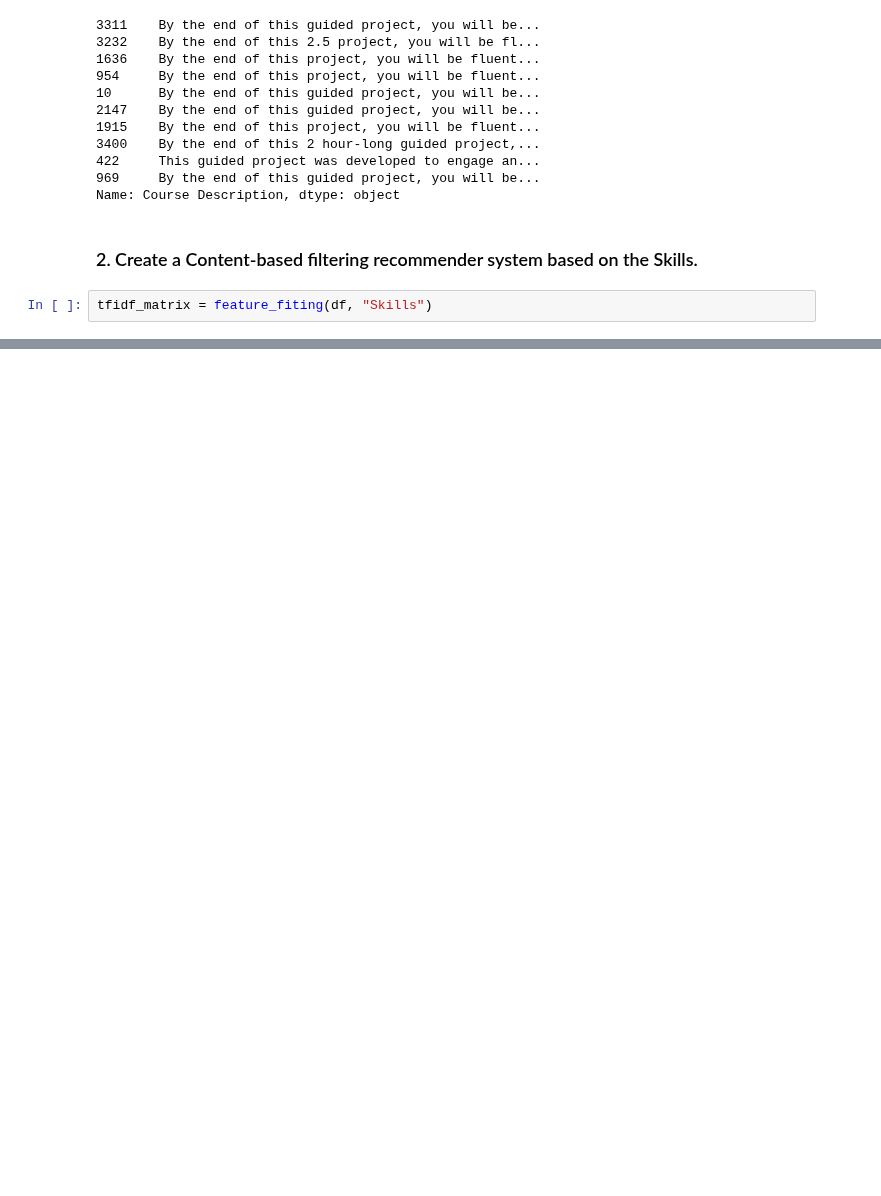
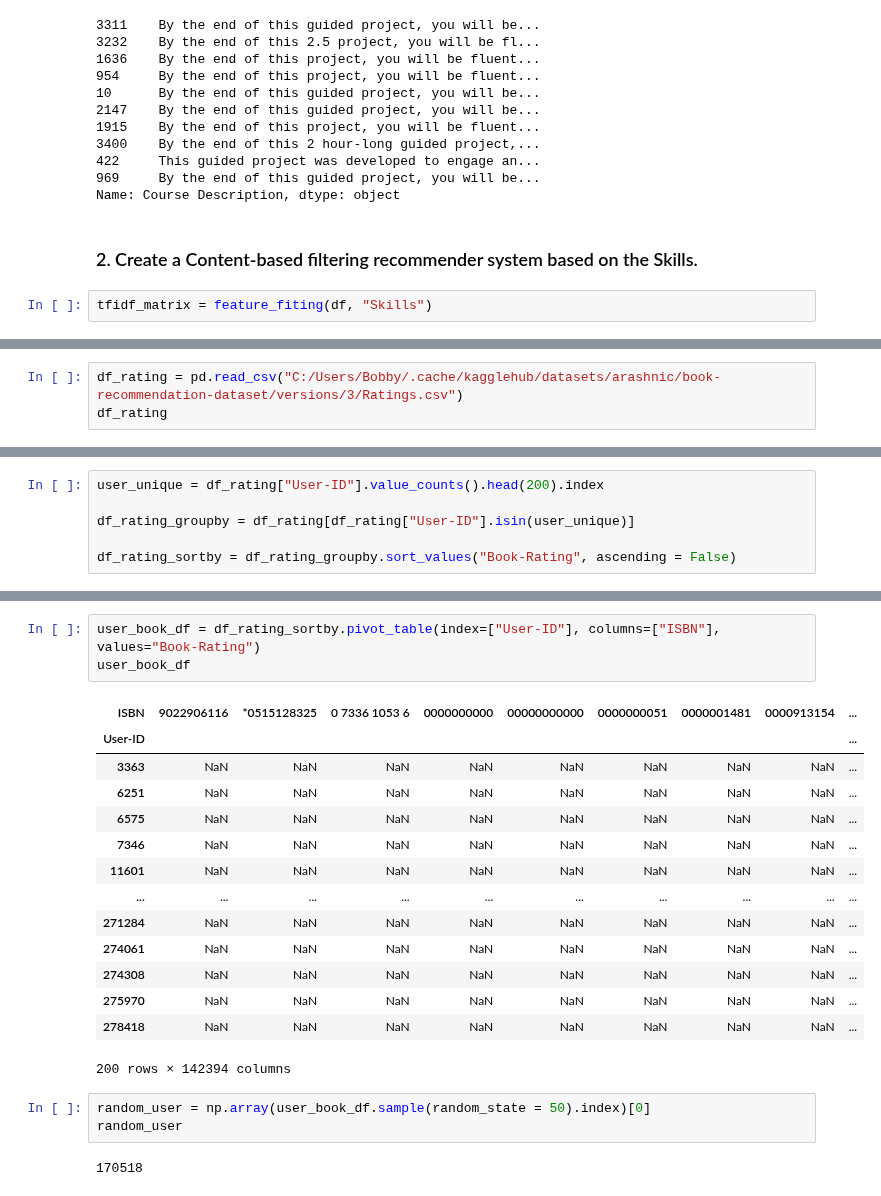
Before and after one commit to jeff0167/Data_And_Things, a Jupyter notebook: Exercises in Recommender systems.ipynb, the cells around one changed output, grey strips where cells are left out. Cells and saved outputs as stored; diff of their text form; blank space fills up the shorter version.

```diff
--- a/Exercises in Recommender systems.ipynb
+++ b/Exercises in Recommender systems.ipynb
@@ -179,0 +209,3 @@ KeyError: 'Drama  Comedy  peering  screenwriting  film  Document Review  dialogu
+# %%
+df_rating = pd.read_csv("C:/Users/Bobby/.cache/kagglehub/datasets/arashnic/book-recommendation-dataset/versions/3/Ratings.csv")
+df_rating
@@ -179,0 +226,6 @@ KeyError: 'Drama  Comedy  peering  screenwriting  film  Document Review  dialogu
+# %%
+user_unique = df_rating["User-ID"].value_counts().head(200).index
+
+df_rating_groupby = df_rating[df_rating["User-ID"].isin(user_unique)]
+
+df_rating_sortby = df_rating_groupby.sort_values("Book-Rating", ascending = False)
@@ -179,0 +343,23 @@ KeyError: 'Drama  Comedy  peering  screenwriting  film  Document Review  dialogu
+# %%
+user_book_df = df_rating_sortby.pivot_table(index=["User-ID"], columns=["ISBN"], values="Book-Rating")
+user_book_df
+# %% [output]
+| ISBN | 9022906116 | *0515128325 | 0 7336 1053 6 | 0000000000 | 00000000000 | 0000000051 | 0000001481 | 0000913154 | ... |
+| User-ID |  |  |  |  |  |  |  |  | ... |
+| 3363 | NaN | NaN | NaN | NaN | NaN | NaN | NaN | NaN | ... |
+| 6251 | NaN | NaN | NaN | NaN | NaN | NaN | NaN | NaN | ... |
+| 6575 | NaN | NaN | NaN | NaN | NaN | NaN | NaN | NaN | ... |
+| 7346 | NaN | NaN | NaN | NaN | NaN | NaN | NaN | NaN | ... |
+| 11601 | NaN | NaN | NaN | NaN | NaN | NaN | NaN | NaN | ... |
+| ... | ... | ... | ... | ... | ... | ... | ... | ... | ... |
+| 271284 | NaN | NaN | NaN | NaN | NaN | NaN | NaN | NaN | ... |
+| 274061 | NaN | NaN | NaN | NaN | NaN | NaN | NaN | NaN | ... |
+| 274308 | NaN | NaN | NaN | NaN | NaN | NaN | NaN | NaN | ... |
+| 275970 | NaN | NaN | NaN | NaN | NaN | NaN | NaN | NaN | ... |
+| 278418 | NaN | NaN | NaN | NaN | NaN | NaN | NaN | NaN | ... |
+200 rows × 142394 columns
+# %%
+random_user = np.array(user_book_df.sample(random_state = 50).index)[0]
+random_user
+# %% [output]
+170518
```
Also changed, not shown: parts of 52 cells of this notebook, 1 other file.
